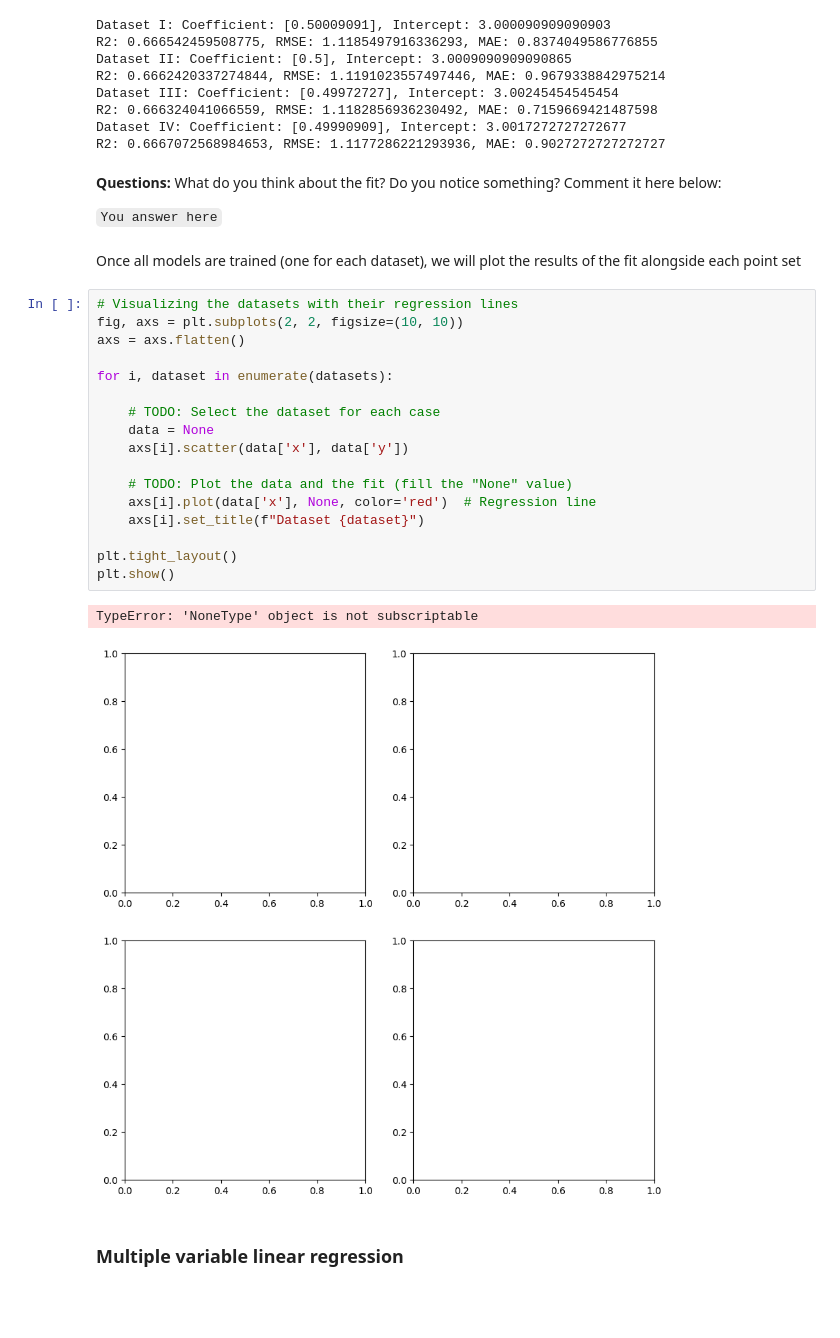
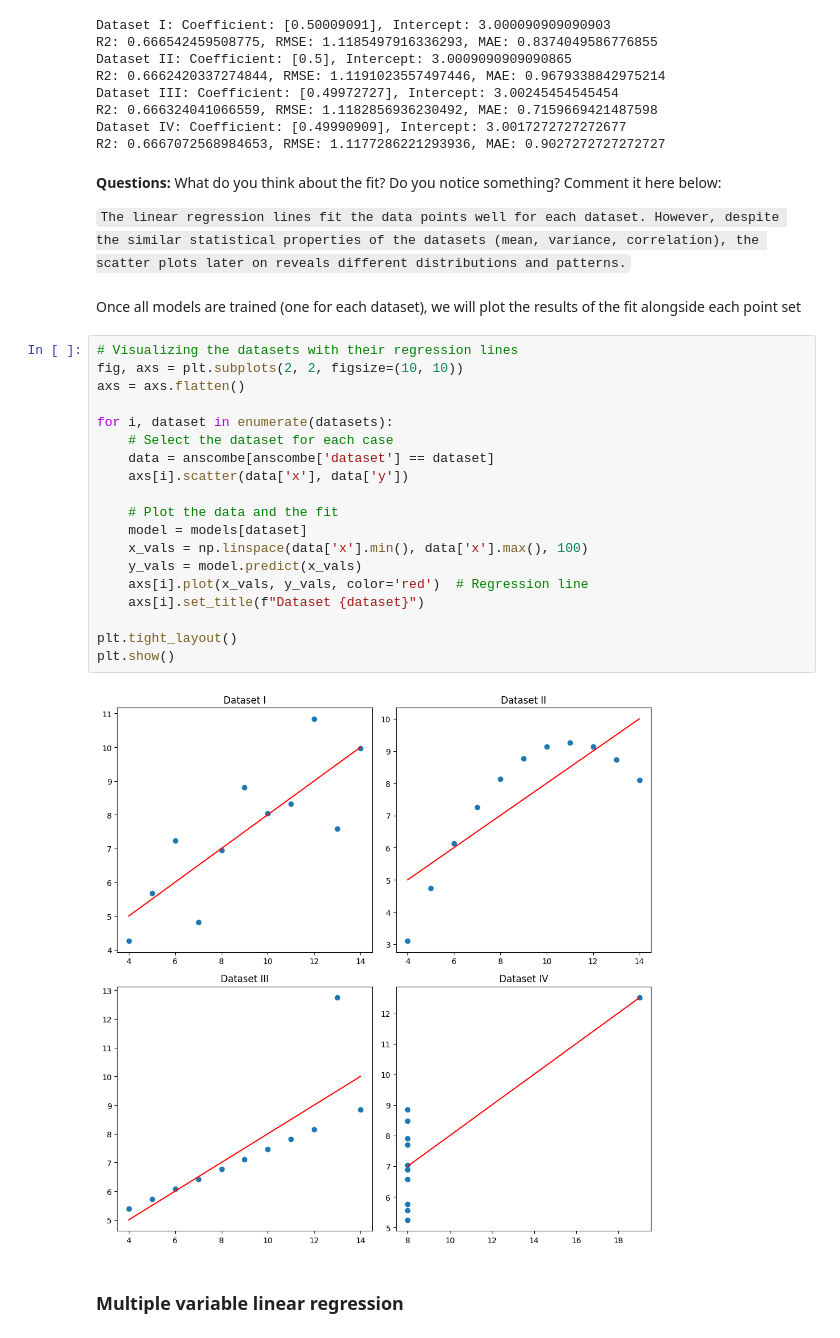
Before and after one commit to ICAI-IMAT-ML/p2-3-Jandres321, a Jupyter notebook: notebook/Lab_2_3_LinearRegression.ipynb, the cells around one changed output. Cells and saved outputs as stored; diff of their text form; blank space fills up the shorter version.

Commit message:
Models trained, results plotted and question answered

```diff
--- a/notebook/Lab_2_3_LinearRegression.ipynb
+++ b/notebook/Lab_2_3_LinearRegression.ipynb
@@ -79,30 +79,31 @@ R2: 0.6667072568984653, RMSE: 1.1177286221293936, MAE: 0.9027272727272727
 
 
 
-`You answer here`
+`The linear regression lines fit the data points well for each dataset. However, despite the similar statistical properties of the datasets (mean, variance, correlation), the scatter plots later on reveals different distributions and patterns.`
 # %% [markdown]
 
 Once all models are trained (one for each dataset), we will plot the results of the fit alongside each point set
 # %%
 # Visualizing the datasets with their regression lines
 fig, axs = plt.subplots(2, 2, figsize=(10, 10))
 axs = axs.flatten()
 
 for i, dataset in enumerate(datasets):
-
-    # TODO: Select the dataset for each case
-    data = None
+    # Select the dataset for each case
+    data = anscombe[anscombe['dataset'] == dataset]
     axs[i].scatter(data['x'], data['y'])
 
-    # TODO: Plot the data and the fit (fill the "None" value)
-    axs[i].plot(data['x'], None, color='red')  # Regression line
+    # Plot the data and the fit
+    model = models[dataset]
+    x_vals = np.linspace(data['x'].min(), data['x'].max(), 100)
+    y_vals = model.predict(x_vals)
+    axs[i].plot(x_vals, y_vals, color='red')  # Regression line
     axs[i].set_title(f"Dataset {dataset}")
 
 plt.tight_layout()
 plt.show()
 # %% [output]
-TypeError: 'NoneType' object is not subscriptable
-[figure, old version]
+[figure, new version]
 # %% [markdown]
 ### Multiple variable linear regression
 # %% [markdown]
```
